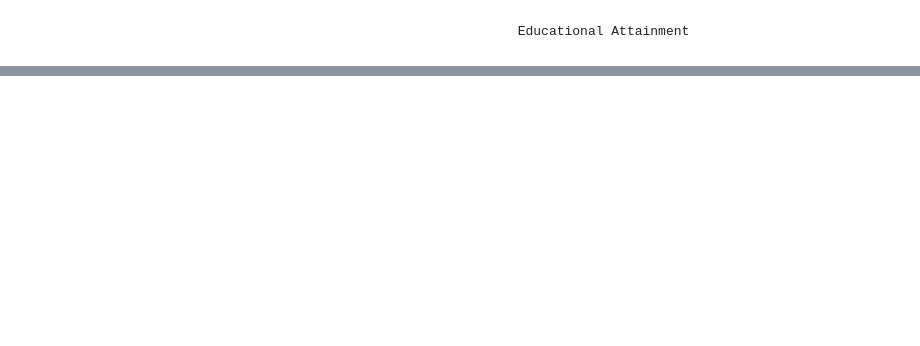
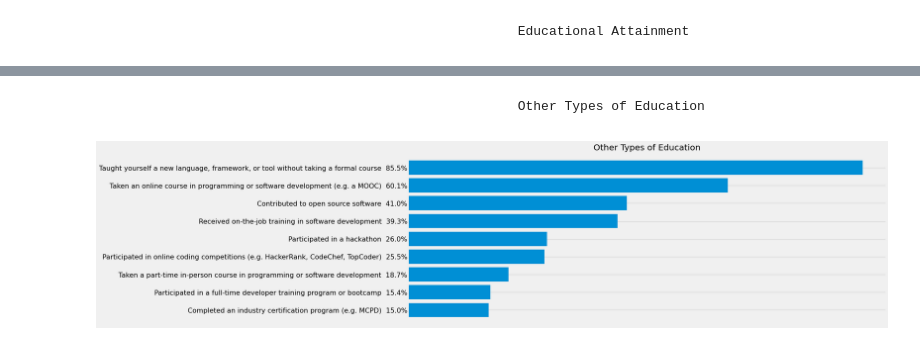
Before and after one commit to anri-Tvalabeishvili/Stackoverflow-Survey-Analysis, a Jupyter notebook: Project.ipynb, the cells around one changed output, grey strips where cells are left out. Cells and saved outputs as stored; diff of their text form; code cells hidden in the pictures; blank space fills up the shorter version.

```diff
--- a/Project.ipynb
+++ b/Project.ipynb
@@ -758,0 +863,17 @@ Build_Barh_sizes( key_Phrases , Quantity, EdLevel ,"fivethirtyeight", False , (1
+# %% [markdown]
+                                                        Other Types of Education
+# %%
+EduOther = data["EduOther"]
+
+
+EduOther.dropna(inplace=True)
+
+EduOther = EduOther.str.split(";")
+
+
+list_sorter_counter(EduOther)
+
+
+Build_Barh_sizes( key_Phrases , Quantity, EduOther ,"fivethirtyeight", False , (18,7), "Other Types of Education")  # ვაგებთ გრაფიკს """
+# %% [output]
+[figure, added]
```
Also changed, not shown: parts of 25 cells of this notebook, 1 other file.
